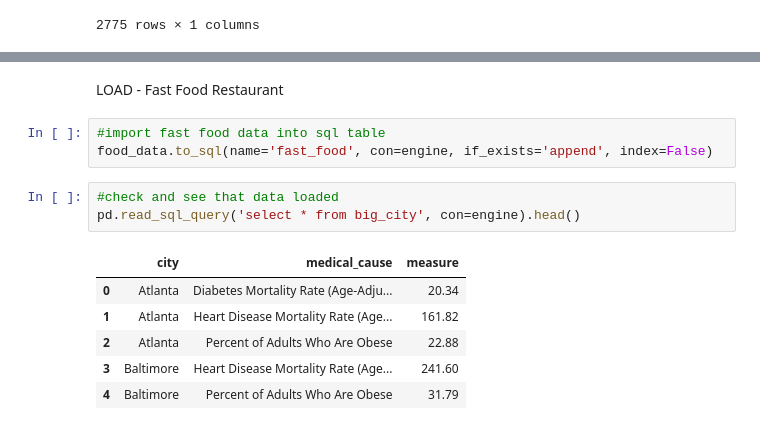
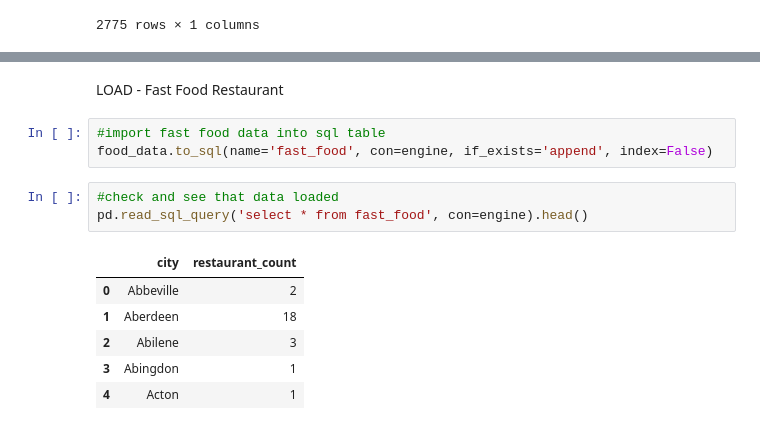
Before and after one commit to NikkiDao/project_2, a Jupyter notebook: Project_2.ipynb, the cells around one changed output, grey strips where cells are left out. Saved outputs shown, nothing was run; the diff lists cells and outputs as text.

```diff
--- a/Project_2.ipynb
+++ b/Project_2.ipynb
@@ -335,15 +289,15 @@ food_data
-# %% [markdown]
-LOAD - Fast Food Restaurant
+# %% [markdown]
+LOAD - Fast Food Restaurant
 # %%
 #import fast food data into sql table
 food_data.to_sql(name='fast_food', con=engine, if_exists='append', index=False)
 # %%
 #check and see that data loaded
-pd.read_sql_query('select * from big_city', con=engine).head()
+pd.read_sql_query('select * from fast_food', con=engine).head()
 # %% [output]
-|  | city | medical_cause | measure |
-| 0 | Atlanta | Diabetes Mortality Rate (Age-Adju... | 20.34 |
-| 1 | Atlanta | Heart Disease Mortality Rate (Age... | 161.82 |
-| 2 | Atlanta | Percent of Adults Who Are Obese | 22.88 |
-| 3 | Baltimore | Heart Disease Mortality Rate (Age... | 241.60 |
-| 4 | Baltimore | Percent of Adults Who Are Obese | 31.79 |
+|  | city | restaurant_count |
+| 0 | Abbeville | 2 |
+| 1 | Aberdeen | 18 |
+| 2 | Abilene | 3 |
+| 3 | Abingdon | 1 |
+| 4 | Acton | 1 |
```
Also changed, not shown: parts of 19 cells of this notebook, 1 other file.
